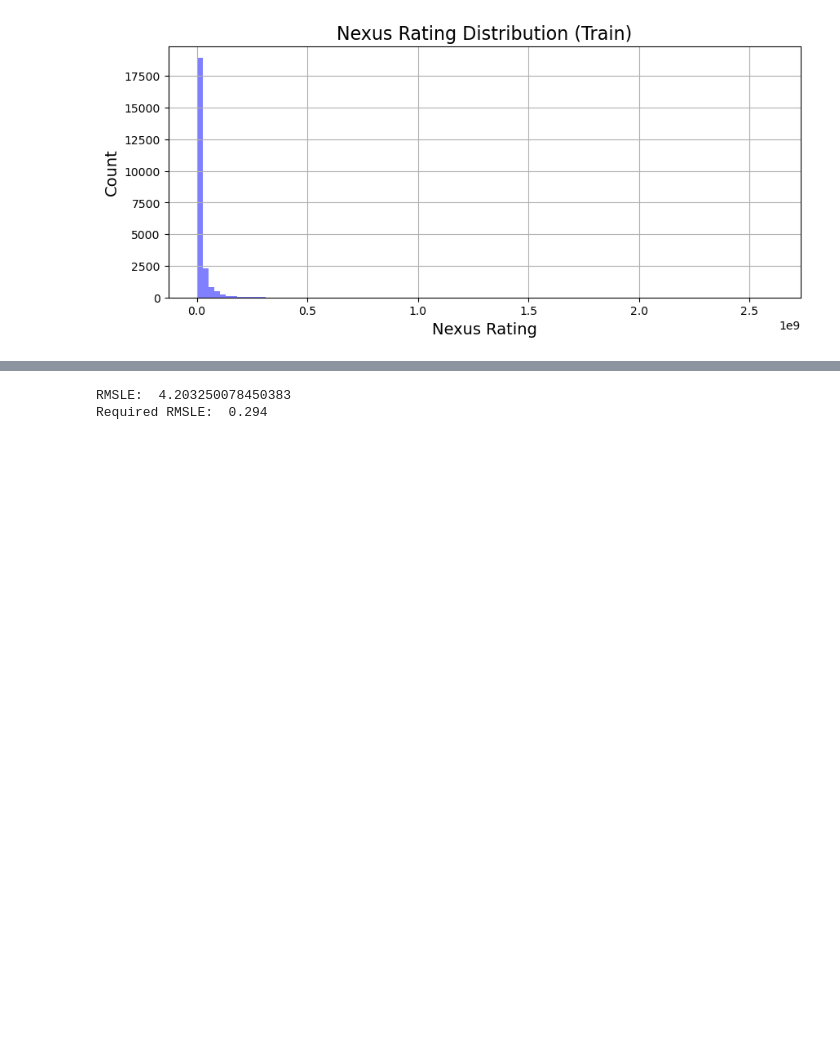
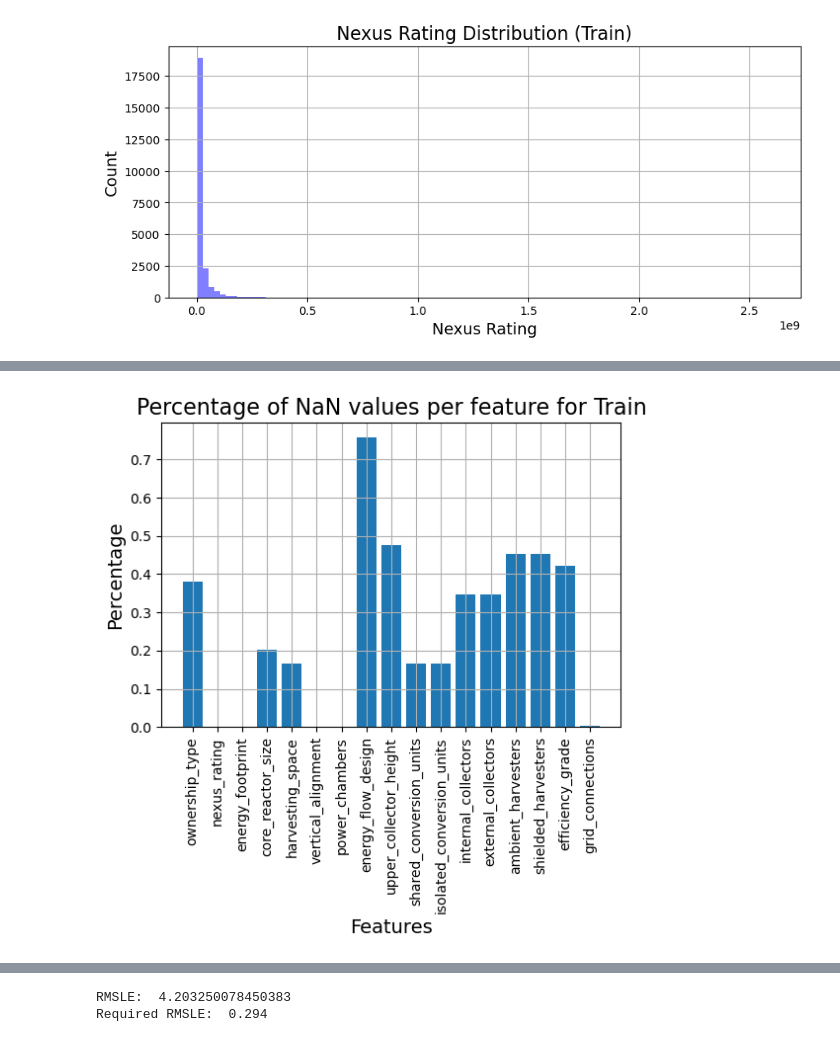
Before and after one commit to MatissPod/Intro-ML, a Jupyter notebook: Assignment1(1)/Assignment1/Chapter_1.ipynb, the cells around one changed output, grey strips where cells are left out. Cells and saved outputs as stored; diff of their text form; code cells hidden in the pictures; blank space fills up the shorter version.

```diff
--- a/Assignment1(1)/Assignment1/Chapter_1.ipynb
+++ b/Assignment1(1)/Assignment1/Chapter_1.ipynb
@@ -785,0 +808,12 @@ Text(0, 0.5, 'Count')
+# %%
+# Plot percentage of NaN values in each column
+plt.figure(figsize=(6, 4))
+plt.bar(train.columns, train.isnull().mean())
+plt.grid(True)
+plt.xlabel('Features', fontsize=14)
+plt.ylabel('Percentage', fontsize=14)
+plt.title('Percentage of NaN values per feature for Train', fontsize=16)
+plt.xticks(rotation=90)
+plt.show()
+# %% [output]
+[figure, added]
```
Also changed, not shown: parts of 21 cells of this notebook, 5 other files.
